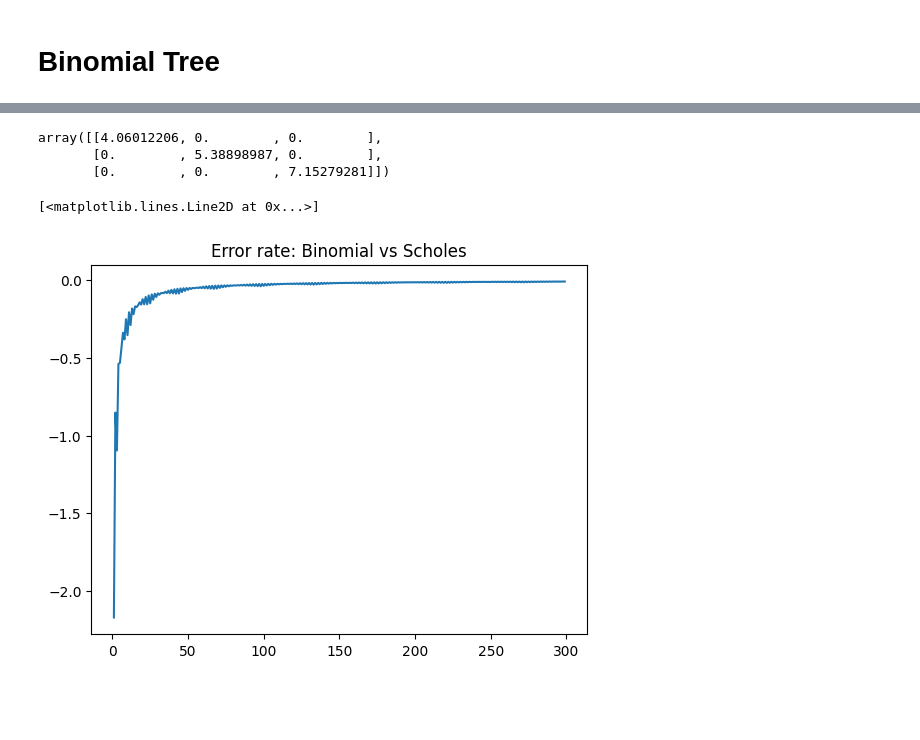
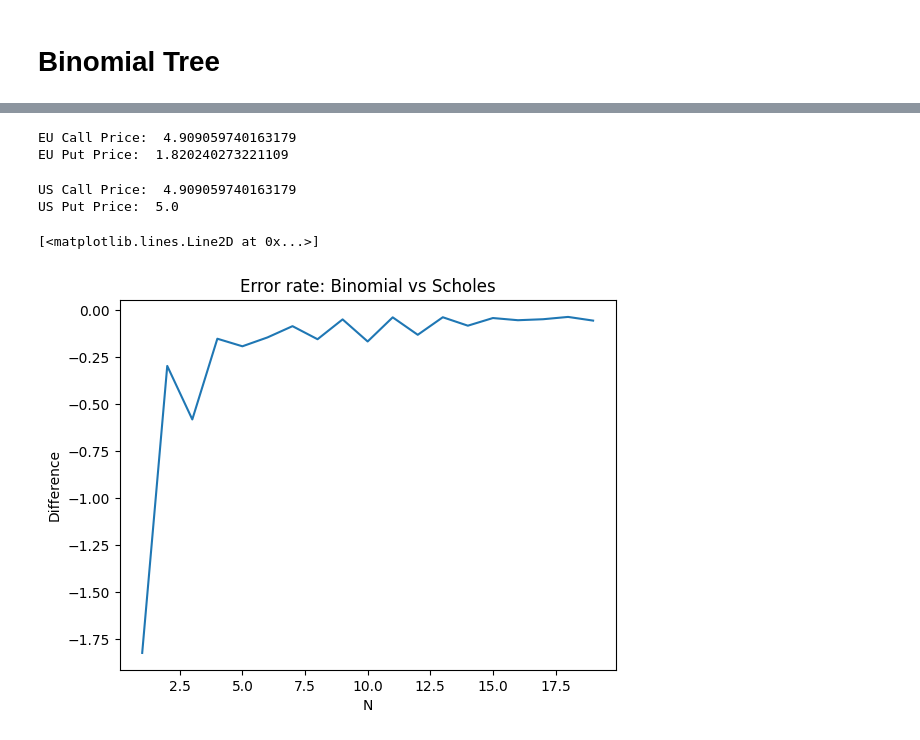
Before and after one commit to pmchrist/Comp-Finance-Assignments, a Jupyter notebook: Assignment-1.ipynb, the cells around one changed output, grey strips where cells are left out. Drawn from its saved outputs; the diff is of its cells as text; code cells hidden in the pictures; blank space fills up the shorter version.

Commit message:
Added Puts, and American style

```diff
--- a/Assignment-1.ipynb
+++ b/Assignment-1.ipynb
@@ -5,6 +5,13 @@ ToDo: add support for Call/Option, add American option support, add Delta hedge.
 # %%
 import numpy as np
 import matplotlib.pyplot as plt
+
+sigma = 0.1
+S = 80
+T = 1.0
+N = 200
+K = 85
+r = 0.1
 # %%
 def buildTree (S, vol , T, N):
     dt = T/N
@@ -18,10 +25,5 @@ def buildTree (S, vol , T, N):
 
     return matrix
 # %%
-sigma = 0.1
-S = 80
-T = 1.0
-N = 2
-
 print(buildTree(S, sigma, T, N))
 # %% [output]
@@ -31,7 +43,7 @@ print(buildTree(S, sigma, T, N))
 # %%
-def valueOptionMatrix (tree, T, r, K, vol):
+def valueOptionMatrix (tree, T, N, r, K, vol, call=True):
 
-    dt = T/len(tree)
+    dt = T/N
     u = np.exp(vol*np.sqrt(dt))
     d = np.exp(-vol*np.sqrt(dt))    # Or 1/u
     p = (np.exp(r*dt)-d)/(u-d)      # risk-neutral probability
@@ -44,7 +56,10 @@ def valueOptionMatrix (tree, T, r, K, vol):
     # Add the payoff function in the last row
     for c in np.arange(columns):
         S = tree[rows - 1, c]   # value in the matrix
-        tree[rows - 1, c] = max(0, S-K) # Should be higher than strike price, or worthless (Call case)
+        if call:
+            tree[rows - 1, c] = max(0, S-K) # Should be higher than strike price, or worthless (Call case)
+        else:
+            tree[rows - 1, c] = max(0, K-S) # Should be higher than strike price, or worthless (Call case)
 
     # For all other rows, we need to combine from previous rows
     # We walk backwards, from the last row to the first row
@@ -55,17 +70,13 @@ def valueOptionMatrix (tree, T, r, K, vol):
             tree[i, j] = np.exp(-r*dt) * (p*up+(1-p)*down)
 
     return tree
-# %%
-sigma = 0.1
-S = 80
-T = 1.0
-N = 2
-K = 85
-r = 0.1
-
-tree = buildTree(S, sigma, T, N)
-valueOptionMatrix(tree, T, r, K, sigma)
-# %% [output]
-array([[4.06012206, 0.        , 0.        ],
-       [0.        , 5.38898987, 0.        ],
-       [0.        , 0.        , 7.15279281]])
+# %%
+tree = buildTree(S, sigma, T, N)
+print("EU Call Price: ", valueOptionMatrix(tree, T, N, r, K, sigma)[0,0])
+tree = buildTree(S, sigma, T, N)
+print("EU Put Price: ", valueOptionMatrix(tree, T, N, r, K, sigma, False)[0,0])
+# Cross referenced with this site, results are correct
+# https://www.optionseducation.org/toolsoptionquotes/optionscalculator
+# %% [output]
+EU Call Price:  4.909059740163179
+EU Put Price:  1.820240273221109
@@ -72,27 +116,39 @@ array([[4.06012206, 0.        , 0.        ],
+# %%
+tree = buildTree(S, sigma, T, N)
+print("US Call Price: ", valueOptionMatrixAmerican(tree, T, N, r, K, sigma)[0,0])
+tree = buildTree(S, sigma, T, N)
+print("US Put Price: ", valueOptionMatrixAmerican(tree, T, N, r, K, sigma, False)[0,0])
+# Cross referenced with this site, results are correct
+# https://www.optionseducation.org/toolsoptionquotes/optionscalculator
+# %% [output]
+US Call Price:  4.909059740163179
+US Put Price:  5.0
 # %%
 # Option params
 sigma = 0.1
 S = 80
 T = 1.0
-N = np.arange(1, 300)  # Play around with different ranges of N and step sizes (1,300)
+N_arr = np.arange(1, 20)  # Play around with different ranges of N and step sizes (1,300)
 K = 85
 r = 0.1
 
 # Calculate the option price for the correct parameters
 from part3 import d1_d2, call_option_price
 d1, d2 = d1_d2(S, K, r, sigma, T)
 optionPriceAnalytical = call_option_price(S, K, r, T, d1, d2)
 
 # calculate option price for each n in N
 priceApproximatedly = []
-for n in N:
+for n in N_arr:
     treeN = buildTree(S, sigma, T, n)
-    priceApproximatedly.append(valueOptionMatrix(treeN, T, r, K, sigma)[0,0])
+    priceApproximatedly.append(valueOptionMatrix(treeN, T, n, r, K, sigma)[0,0])
 
 # use matplotlib to plot the analytical value
 # and the approximated value for each n
 plt.title("Error rate: Binomial vs Scholes")
-plt.plot(N, [y-optionPriceAnalytical for y in priceApproximatedly])
+plt.xlabel("N")
+plt.ylabel("Difference")
+plt.plot(N_arr, [y-optionPriceAnalytical for y in priceApproximatedly])
 # %% [output]
 [<matplotlib.lines.Line2D at 0x...>]
-[figure, old version]
+[figure, new version]
```
Also changed, not shown: parts of 3 cells of this notebook.
